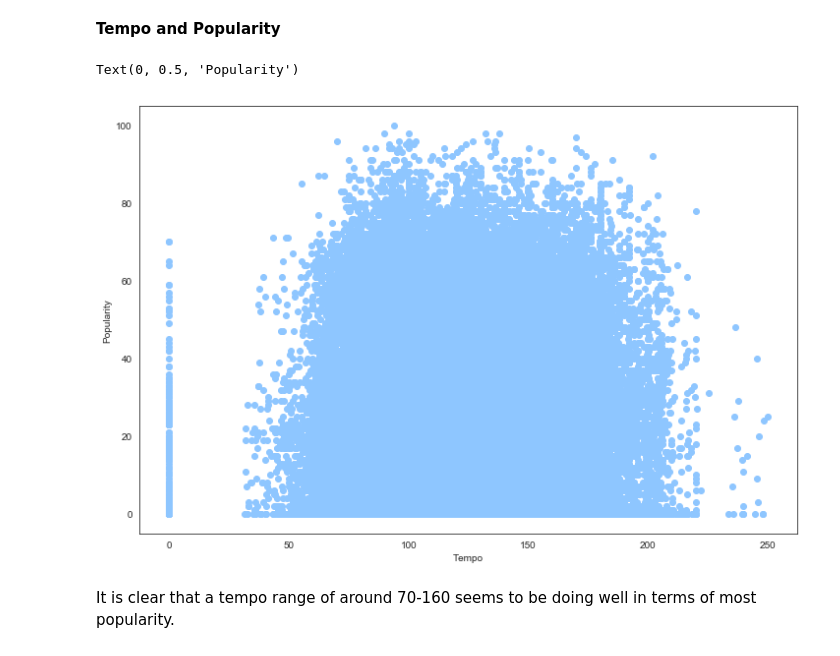
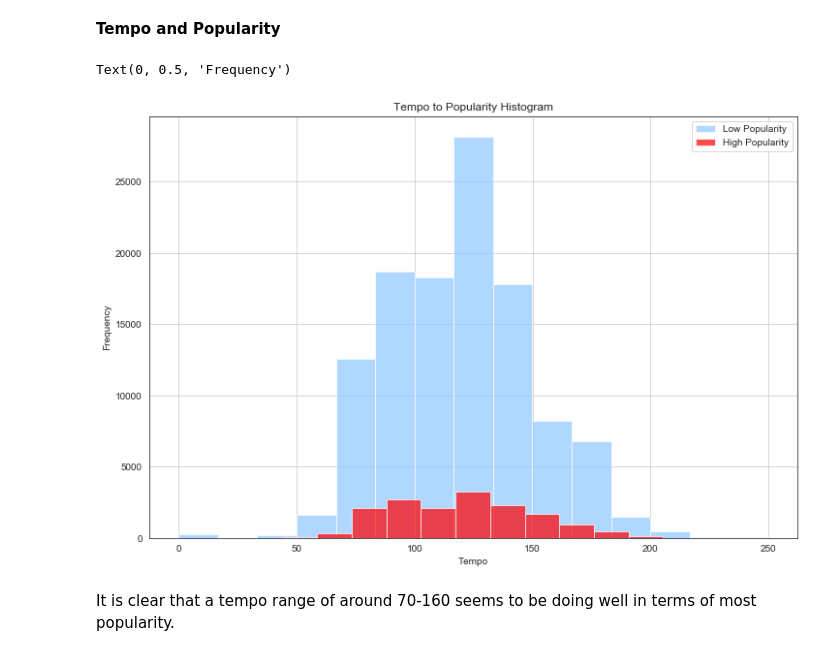
Before and after one commit to RQuery/Spotify-Song-Popularity-Prediction, a Jupyter notebook: Spotify Audio Features.ipynb, the cells around one changed output. Drawn from its saved outputs; the diff is of its cells as text; code cells hidden in the pictures.

Commit message:
Changed tempo scatter plot to histogram

```diff
--- a/Spotify Audio Features.ipynb
+++ b/Spotify Audio Features.ipynb
@@ -266,14 +266,21 @@ Text(0, 0.5, 'popularity')
 Very very high instrumentalness does not seem to ever be very popular. An instrumentalness of about 10% seems to be a good amount for popular songs.
 # %% [markdown]
 **Tempo and Popularity**
-# %%
-fig5 = plt.figure(figsize = (12, 8))
-plt.scatter(data['tempo'],data['popularity'])
-plt.xlabel('Tempo')
-plt.ylabel('Popularity')
-# %% [output]
-Text(0, 0.5, 'Popularity')
-[figure, removed]
+# %%
+highly_popular_tempo = data[data['popularity'] > 50]['tempo']
+low_popular_tempo = data[data['popularity'] <= 50]['tempo']
+
+fig5 = plt.figure(figsize = (12, 8))
+plt.title("Tempo to Popularity Histogram")
+low_popular_tempo.hist(alpha = 0.7, bins = 15, label = 'Low Popularity')
+highly_popular_tempo.hist(alpha = 0.7, bins = 15, label = 'High Popularity')
+
+plt.legend(loc = 'upper right')
+plt.xlabel('Tempo')
+plt.ylabel('Frequency')
+# %% [output]
+Text(0, 0.5, 'Frequency')
+[figure, added]
 # %% [markdown]
 It is clear that a tempo range of around 70-160 seems to be doing well in terms of most popularity.
 # %% [markdown]
```
Also changed, not shown: parts of 1 cell of this notebook.
